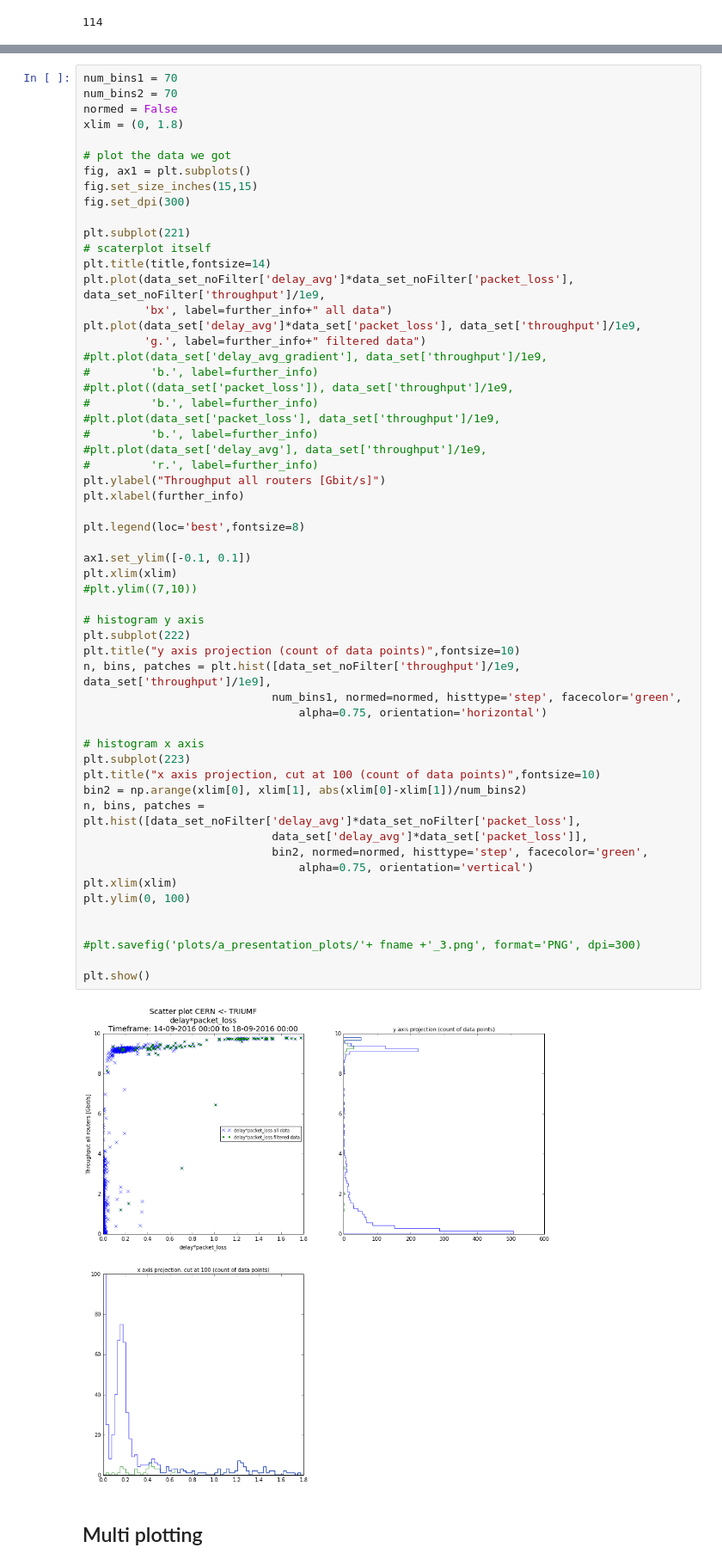
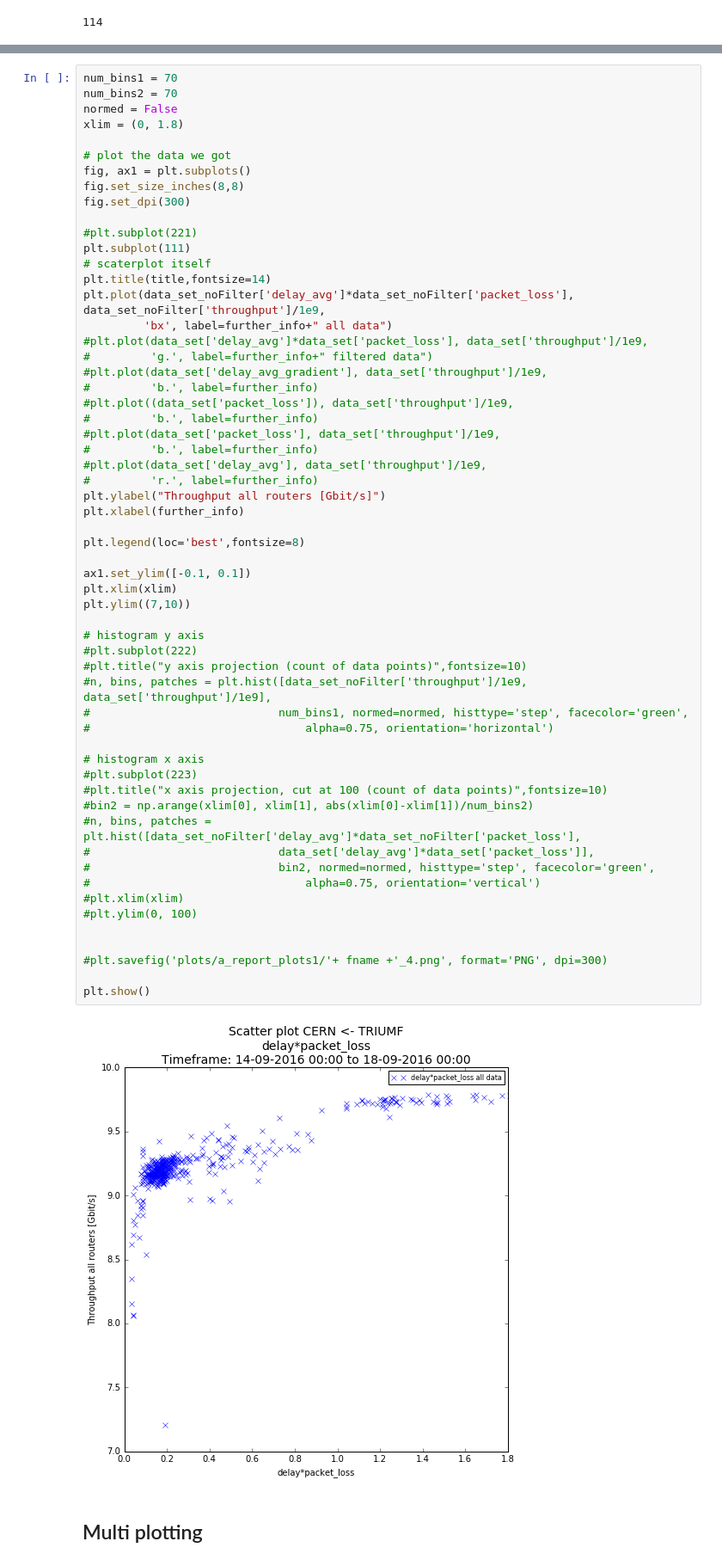
Before and after one commit to ATLAS-Analytics/AnalyticsNotebooks, a Jupyter notebook: Hendrik/Plotting (from main notebook).ipynb, the cells around one changed output, grey strips where cells are left out. Shown: that part at 86% size. Saved outputs shown, nothing was run; the diff lists cells and outputs as text.

```diff
--- a/Hendrik/Plotting (from main notebook).ipynb
+++ b/Hendrik/Plotting (from main notebook).ipynb
@@ -317,57 +317,58 @@ xlim = (0, 1.8)
 
 # plot the data we got
 fig, ax1 = plt.subplots()
-fig.set_size_inches(15,15)
+fig.set_size_inches(8,8)
 fig.set_dpi(300)
 
-plt.subplot(221)
+#plt.subplot(221)
+plt.subplot(111)
 # scaterplot itself
 plt.title(title,fontsize=14)
 plt.plot(data_set_noFilter['delay_avg']*data_set_noFilter['packet_loss'], data_set_noFilter['throughput']/1e9,
          'bx', label=further_info+" all data")
-plt.plot(data_set['delay_avg']*data_set['packet_loss'], data_set['throughput']/1e9,
-         'g.', label=further_info+" filtered data")
+#plt.plot(data_set['delay_avg']*data_set['packet_loss'], data_set['throughput']/1e9,
+#         'g.', label=further_info+" filtered data")
 #plt.plot(data_set['delay_avg_gradient'], data_set['throughput']/1e9,
 #         'b.', label=further_info)
 #plt.plot((data_set['packet_loss']), data_set['throughput']/1e9,
 #         'b.', label=further_info)
 #plt.plot(data_set['packet_loss'], data_set['throughput']/1e9,
 #         'b.', label=further_info)
 #plt.plot(data_set['delay_avg'], data_set['throughput']/1e9,
 #         'r.', label=further_info)
 plt.ylabel("Throughput all routers [Gbit/s]")
 plt.xlabel(further_info)
 
 plt.legend(loc='best',fontsize=8)
 
 ax1.set_ylim([-0.1, 0.1])
 plt.xlim(xlim)
-#plt.ylim((7,10))
+plt.ylim((7,10))
 
 # histogram y axis
-plt.subplot(222)
-plt.title("y axis projection (count of data points)",fontsize=10)
-n, bins, patches = plt.hist([data_set_noFilter['throughput']/1e9, data_set['throughput']/1e9],
-                            num_bins1, normed=normed, histtype='step', facecolor='green',
-                                alpha=0.75, orientation='horizontal')
+#plt.subplot(222)
+#plt.title("y axis projection (count of data points)",fontsize=10)
+#n, bins, patches = plt.hist([data_set_noFilter['throughput']/1e9, data_set['throughput']/1e9],
+#                            num_bins1, normed=normed, histtype='step', facecolor='green',
+#                                alpha=0.75, orientation='horizontal')
 
 # histogram x axis
-plt.subplot(223)
-plt.title("x axis projection, cut at 100 (count of data points)",fontsize=10)
-bin2 = np.arange(xlim[0], xlim[1], abs(xlim[0]-xlim[1])/num_bins2)
-n, bins, patches = plt.hist([data_set_noFilter['delay_avg']*data_set_noFilter['packet_loss'],
-                            data_set['delay_avg']*data_set['packet_loss']],
-                            bin2, normed=normed, histtype='step', facecolor='green',
-                                alpha=0.75, orientation='vertical')
-plt.xlim(xlim)
-plt.ylim(0, 100)
+#plt.subplot(223)
+#plt.title("x axis projection, cut at 100 (count of data points)",fontsize=10)
+#bin2 = np.arange(xlim[0], xlim[1], abs(xlim[0]-xlim[1])/num_bins2)
+#n, bins, patches = plt.hist([data_set_noFilter['delay_avg']*data_set_noFilter['packet_loss'],
+#                            data_set['delay_avg']*data_set['packet_loss']],
+#                            bin2, normed=normed, histtype='step', facecolor='green',
+#                                alpha=0.75, orientation='vertical')
+#plt.xlim(xlim)
+#plt.ylim(0, 100)
 
 
-#plt.savefig('plots/a_presentation_plots/'+ fname +'_3.png', format='PNG', dpi=300)
+#plt.savefig('plots/a_report_plots1/'+ fname +'_4.png', format='PNG', dpi=300)
 
 plt.show()
 # %% [output]
-[figure, old version]
+[figure, new version]
 # %% [markdown]
 ## Multi plotting
 # %%
```
Also changed, not shown: parts of 2 cells of this notebook, 54 other files.
